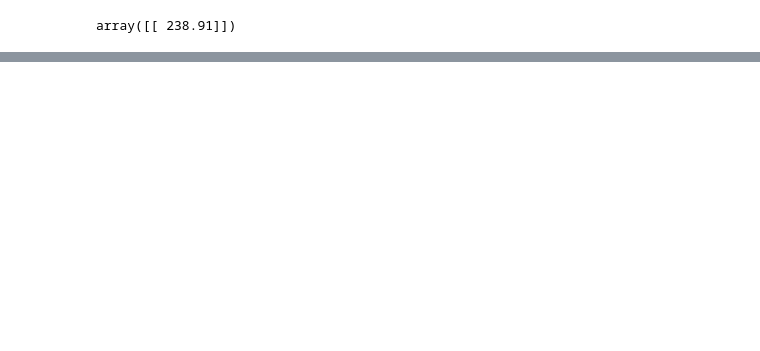
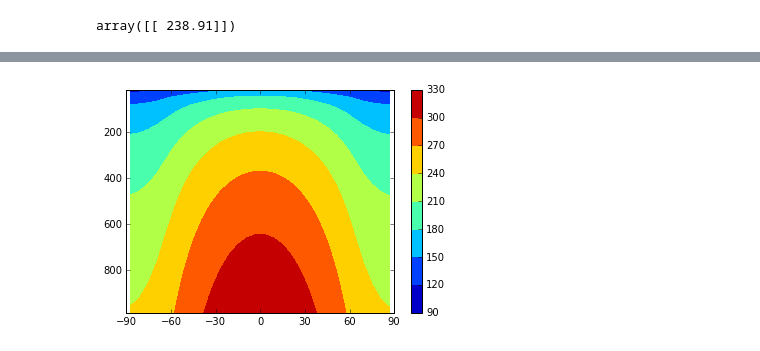
Before and after one commit to climlab/climlab, a Jupyter notebook: courseware/RCE with CAM3 radiation.ipynb, the cells around one changed output, grey strips where cells are left out. Saved outputs shown, nothing was run; the diff lists cells and outputs as text; code cells hidden in the pictures; blank space fills up the shorter version.

Commit message:
New simpler (and possibly even working?) examples in CAM3 radiation notebook.

```diff
--- a/courseware/RCE with CAM3 radiation.ipynb
+++ b/courseware/RCE with CAM3 radiation.ipynb
@@ -252,0 +341,23 @@ array([[ 0.]])
+# %%
+# initial state (temperatures)
+state = climlab.column_state(num_lev=30, num_lat=30, water_depth=10.)
+#  Create a parent process
+rcelat = climlab.TimeDependentProcess(state=state)
+## Create individual physical process models:
+#  seasonal insolation
+insol = climlab.radiation.insolation.DailyInsolation(domains=rcelat.Ts.domain)
+#  fixed relative humidity
+h2o = climlab.radiation.water_vapor.ManabeWaterVapor(state=state)
+#  Hard convective adjustment
+convadj = climlab.convection.convadj.ConvectiveAdjustment(state=state, adj_lapse_rate=6.5)
+# CAM3 radiation with default parameters and interactive water vapor
+rad = climlab.radiation.CAM3Radiation(state=state, q=h2o.q, insolation=insol.insolation)
+
+# Couple the models
+rcelat.add_subprocess('Insolation', insol)
+rcelat.add_subprocess('Radiation', rad)
+rcelat.add_subprocess('ConvectiveAdjustment', convadj)
+rcelat.add_subprocess('H2O', h2o)
+
+#  Make diagnostic water vapor field easy to access
+rcelat.q = rcelat.subprocess.H2O.q
@@ -252,0 +380,17 @@ array([[ 0.]])
+# %%
+def plot_temp_section(model, timeave=True):
+    fig = plt.figure()
+    ax = fig.add_subplot(111)
+    if timeave:
+        field = model.timeave['Tatm'].transpose()
+    else:
+        field = model.Tatm.transpose()
+    cax = ax.contourf(model.lat, model.lev, field)
+    ax.invert_yaxis()
+    ax.set_xlim(-90,90)
+    ax.set_xticks([-90, -60, -30, 0, 30, 60, 90])
+    fig.colorbar(cax)
+# %%
+plot_temp_section(rcelat)
+# %% [output]
+[figure, added]
```
Also changed, not shown: parts of 21 cells of this notebook, 1 other file.
